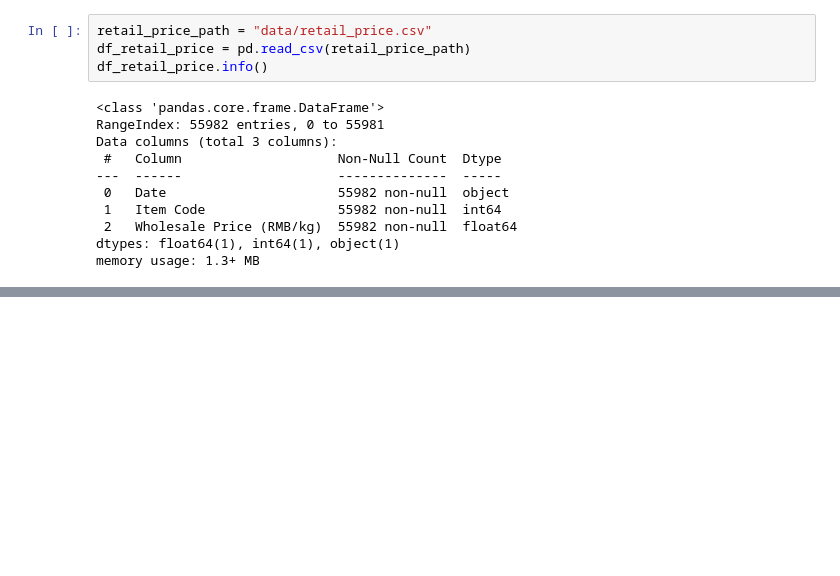
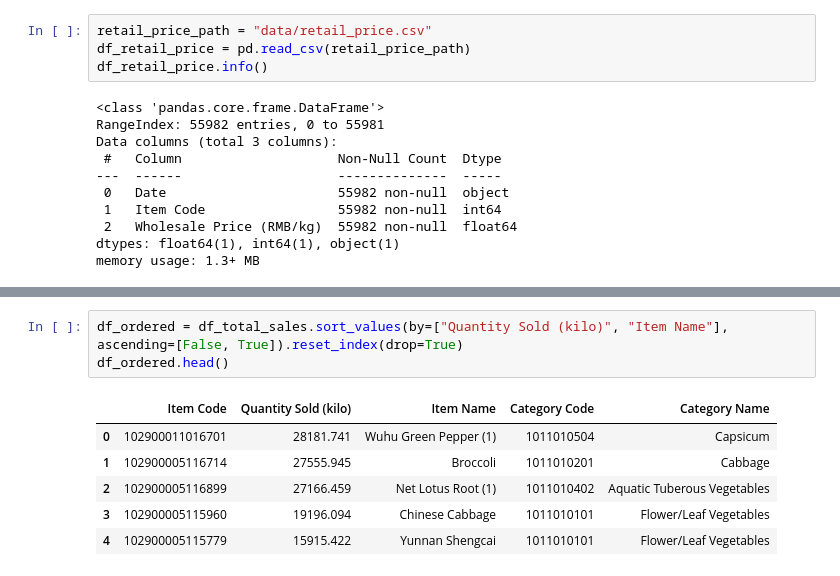
Before and after one commit to sorubadguy/Supermarket_Sales, a Jupyter notebook: supermarket.ipynb, the cells around one changed output, grey strips where cells are left out. Drawn from its saved outputs; the diff is of its cells as text; blank space fills up the shorter version.

```diff
--- a/supermarket.ipynb
+++ b/supermarket.ipynb
@@ -80,0 +100,10 @@ memory usage: 1.3+ MB
+# %%
+df_ordered = df_total_sales.sort_values(by=["Quantity Sold (kilo)", "Item Name"], ascending=[False, True]).reset_index(drop=True)
+df_ordered.head()
+# %% [output]
+|  | Item Code | Quantity Sold (kilo) | Item Name | Category Code | Category Name |
+| 0 | 102900011016701 | 28181.741 | Wuhu Green Pepper (1) | 1011010504 | Capsicum |
+| 1 | 102900005116714 | 27555.945 | Broccoli | 1011010201 | Cabbage |
+| 2 | 102900005116899 | 27166.459 | Net Lotus Root (1) | 1011010402 | Aquatic Tuberous Vegetables |
+| 3 | 102900005115960 | 19196.094 | Chinese Cabbage | 1011010101 | Flower/Leaf Vegetables |
+| 4 | 102900005115779 | 15915.422 | Yunnan Shengcai | 1011010101 | Flower/Leaf Vegetables |
```
Also changed, not shown: parts of 5 cells of this notebook.
